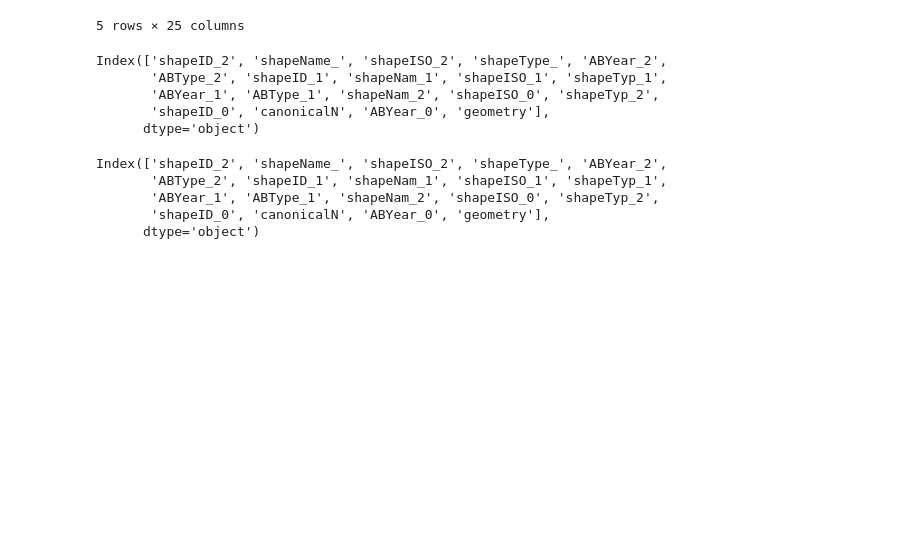
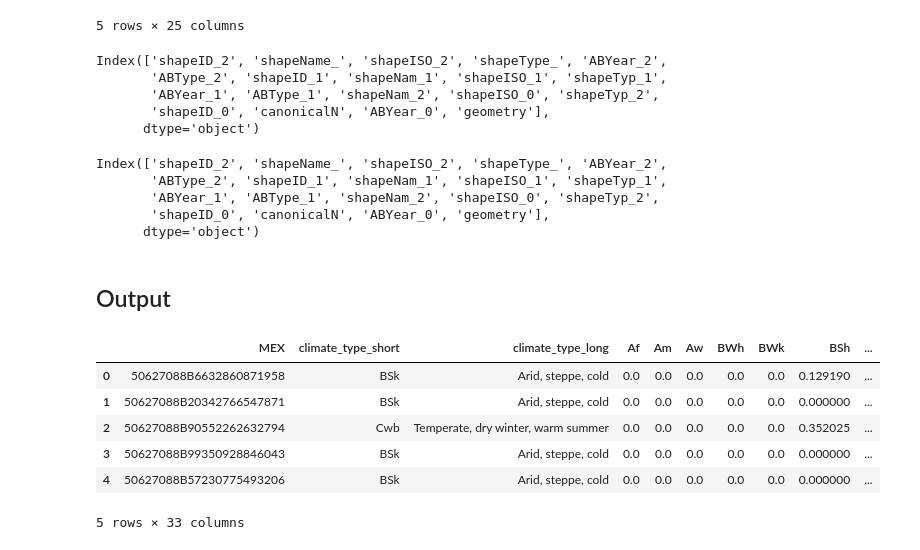
Before and after one commit to NSAPH-Data-Processing/climate_types_raster2polygon, a Jupyter notebook: notes/global_eda.ipynb, the cells around one changed output. Drawn from its saved outputs; the diff is of its cells as text; code cells hidden in the pictures; blank space fills up the shorter version.

```diff
--- a/notes/global_eda.ipynb
+++ b/notes/global_eda.ipynb
@@ -57,3 +63,18 @@ Index(['shapeID_2', 'shapeName_', 'shapeISO_2', 'shapeType_', 'ABYear_2',
        'ABYear_1', 'ABType_1', 'shapeNam_2', 'shapeISO_0', 'shapeTyp_2',
        'shapeID_0', 'canonicalN', 'ABYear_0', 'geometry'],
       dtype='object')
+# %% [markdown]
+## Output
+# %%
+# Read the aggregated climate types file
+pq_file = 'data/output/climate_types_raster2polygon/climate_types_MEX_ADM2all.parquet'
+climate_types_df = pq.read_table(pq_file).to_pandas()
+climate_types_df.head()
+# %% [output]
+|  | MEX | climate_type_short | climate_type_long | Af | Am | Aw | BWh | BWk | BSh | ... |
+| 0 | 50627088B6632860871958 | BSk | Arid, steppe, cold | 0.0 | 0.0 | 0.0 | 0.0 | 0.0 | 0.129190 | ... |
+| 1 | 50627088B20342766547871 | BSk | Arid, steppe, cold | 0.0 | 0.0 | 0.0 | 0.0 | 0.0 | 0.000000 | ... |
+| 2 | 50627088B90552262632794 | Cwb | Temperate, dry winter, warm summer | 0.0 | 0.0 | 0.0 | 0.0 | 0.0 | 0.352025 | ... |
+| 3 | 50627088B99350928846043 | BSk | Arid, steppe, cold | 0.0 | 0.0 | 0.0 | 0.0 | 0.0 | 0.000000 | ... |
+| 4 | 50627088B57230775493206 | BSk | Arid, steppe, cold | 0.0 | 0.0 | 0.0 | 0.0 | 0.0 | 0.000000 | ... |
+5 rows × 33 columns
```
Also changed, not shown: parts of 5 cells of this notebook.
